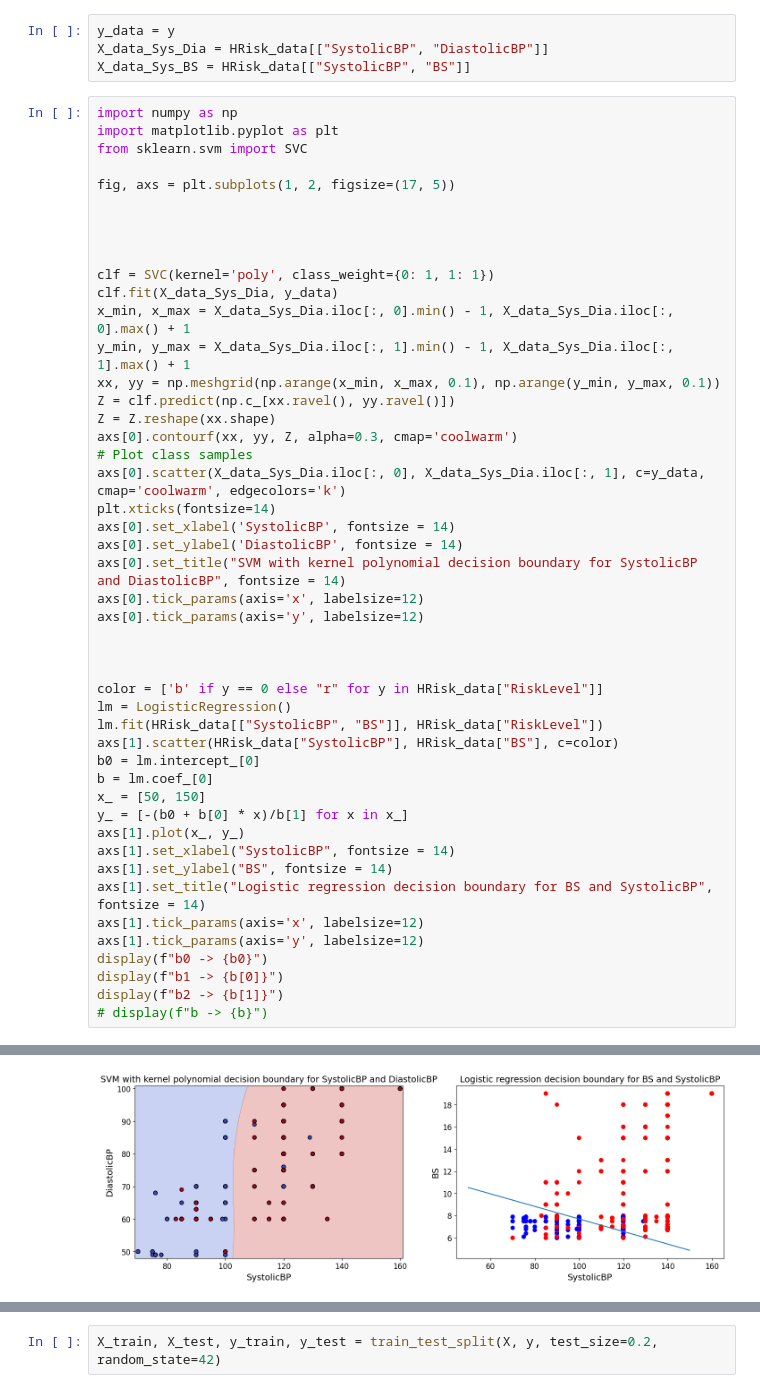
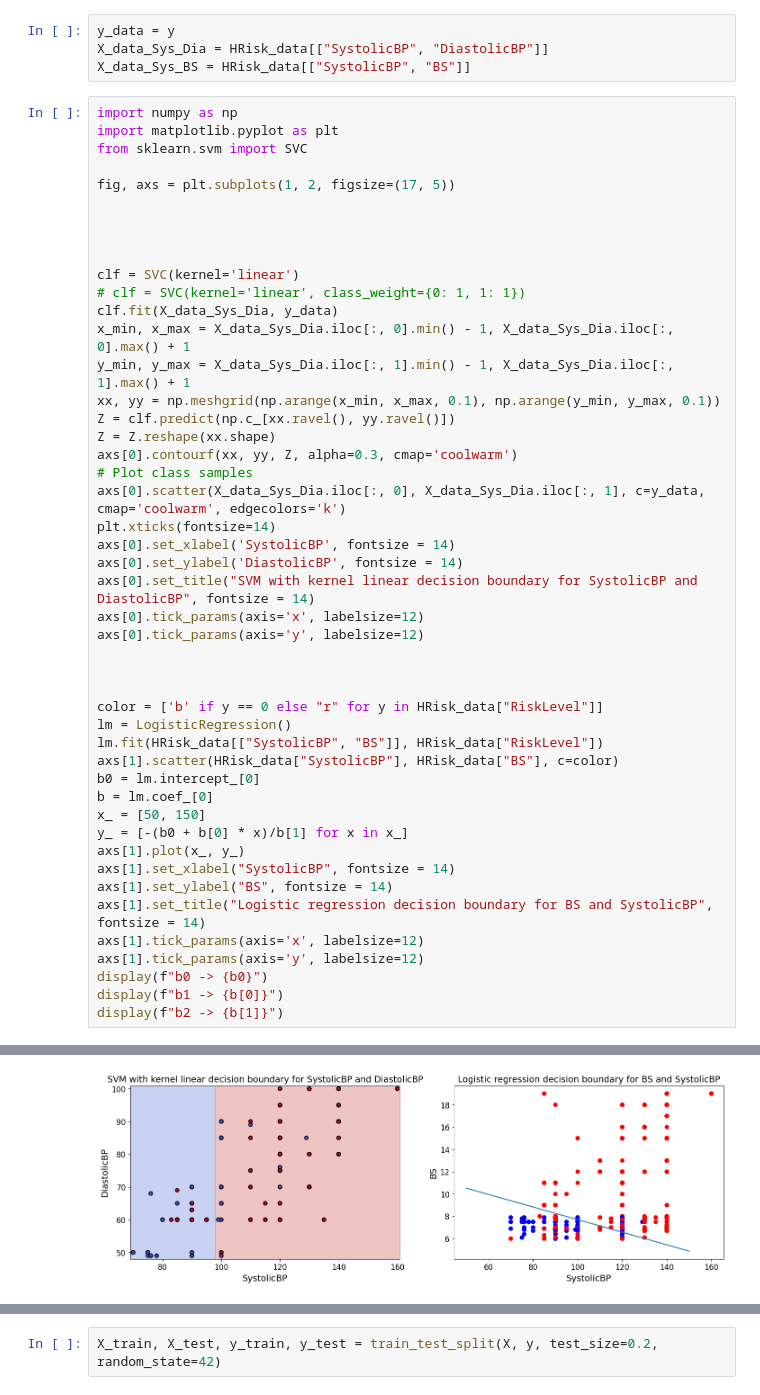
Before and after one commit to sadrajafari/cs5830_project7, a Jupyter notebook: project7.ipynb, the cells around one changed output, grey strips where cells are left out. Drawn from its saved outputs; the diff is of its cells as text.

```diff
--- a/project7.ipynb
+++ b/project7.ipynb
@@ -128,7 +128,8 @@ fig, axs = plt.subplots(1, 2, figsize=(17, 5))
 
 
 
-clf = SVC(kernel='poly', class_weight={0: 1, 1: 1})
+clf = SVC(kernel='linear')
+# clf = SVC(kernel='linear', class_weight={0: 1, 1: 1})
 clf.fit(X_data_Sys_Dia, y_data)
 x_min, x_max = X_data_Sys_Dia.iloc[:, 0].min() - 1, X_data_Sys_Dia.iloc[:, 0].max() + 1
 y_min, y_max = X_data_Sys_Dia.iloc[:, 1].min() - 1, X_data_Sys_Dia.iloc[:, 1].max() + 1
@@ -140,33 +141,32 @@ axs[0].contourf(xx, yy, Z, alpha=0.3, cmap='coolwarm')
 axs[0].scatter(X_data_Sys_Dia.iloc[:, 0], X_data_Sys_Dia.iloc[:, 1], c=y_data, cmap='coolwarm', edgecolors='k')
 plt.xticks(fontsize=14)
 axs[0].set_xlabel('SystolicBP', fontsize = 14)
 axs[0].set_ylabel('DiastolicBP', fontsize = 14)
-axs[0].set_title("SVM with kernel polynomial decision boundary for SystolicBP and DiastolicBP", fontsize = 14)
+axs[0].set_title("SVM with kernel linear decision boundary for SystolicBP and DiastolicBP", fontsize = 14)
 axs[0].tick_params(axis='x', labelsize=12)
 axs[0].tick_params(axis='y', labelsize=12)
 
 
 
 color = ['b' if y == 0 else "r" for y in HRisk_data["RiskLevel"]]
 lm = LogisticRegression()
 lm.fit(HRisk_data[["SystolicBP", "BS"]], HRisk_data["RiskLevel"])
 axs[1].scatter(HRisk_data["SystolicBP"], HRisk_data["BS"], c=color)
 b0 = lm.intercept_[0]
 b = lm.coef_[0]
 x_ = [50, 150]
 y_ = [-(b0 + b[0] * x)/b[1] for x in x_]
 axs[1].plot(x_, y_)
 axs[1].set_xlabel("SystolicBP", fontsize = 14)
 axs[1].set_ylabel("BS", fontsize = 14)
 axs[1].set_title("Logistic regression decision boundary for BS and SystolicBP", fontsize = 14)
 axs[1].tick_params(axis='x', labelsize=12)
 axs[1].tick_params(axis='y', labelsize=12)
 display(f"b0 -> {b0}")
 display(f"b1 -> {b[0]}")
 display(f"b2 -> {b[1]}")
-# display(f"b -> {b}")
 # %% [output]
 'b0 -> -6.860723736639267'
 'b1 -> 0.029021829241884827'
 'b2 -> 0.5138153397219627'
-[figure, old version]
+[figure, new version]
```
Also changed, not shown: parts of 4 cells of this notebook, 1 other file.
